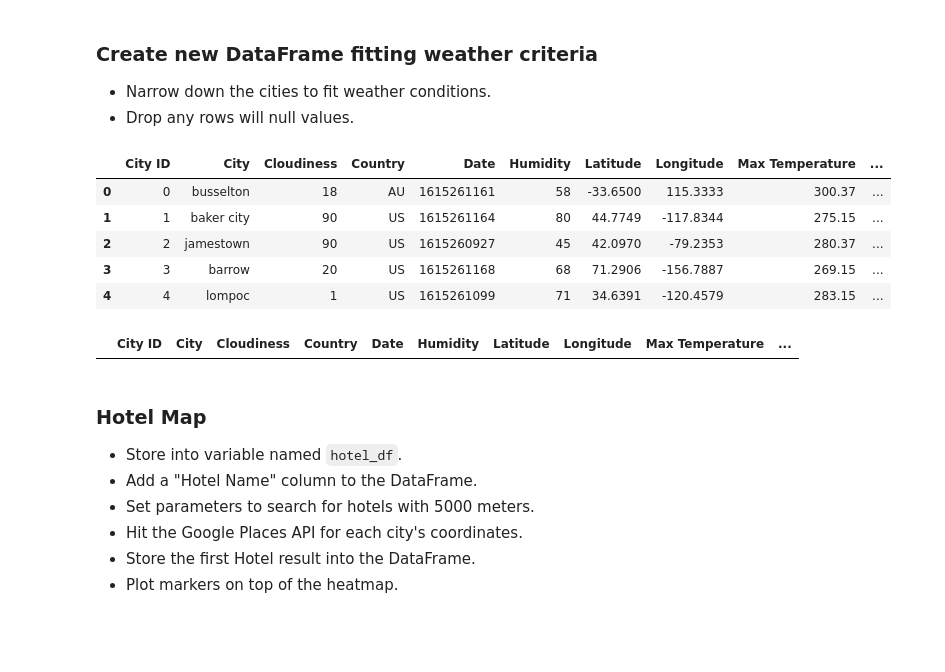
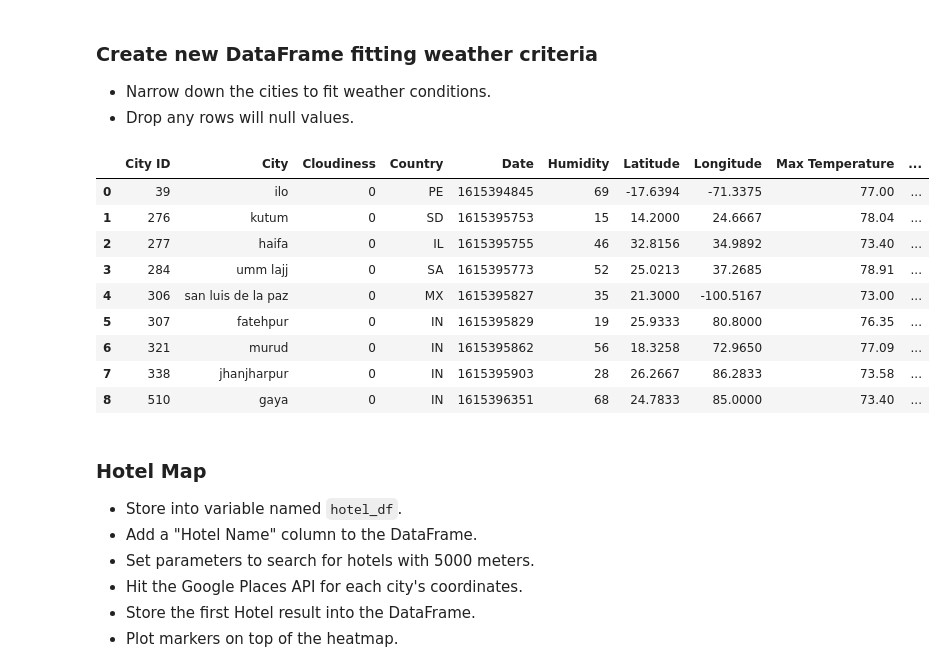
Before and after one commit to supriyada/Python-API-challenge, a Jupyter notebook: WeatherPy/VacationPy.ipynb, the cells around one changed output. Cells and saved outputs as stored; diff of their text form; code cells hidden in the pictures; blank space fills up the shorter version.

```diff
--- a/WeatherPy/VacationPy.ipynb
+++ b/WeatherPy/VacationPy.ipynb
@@ -14,11 +14,12 @@ import numpy as np
 import requests
 import gmaps
 import os
+from pprint import pprint
 
 # Import API key
 from api_keys import g_key
 
-input_file = "Output Data/cities.csv"
+input_file = os.path.join('Output Data', 'cities.csv')
 # %% [markdown]
 ### Store Part I results into DataFrame
 * Load the csv exported in Part I to a DataFrame
@@ -54,22 +55,26 @@ fig
 ### Create new DataFrame fitting weather criteria
 * Narrow down the cities to fit weather conditions.
 * Drop any rows will null values.
-# %%
-weather_df.head()
-# %% [output]
-|  | City ID | City | Cloudiness | Country | Date | Humidity | Latitude | Longitude | Max Temperature | ... |
-| 0 | 0 | busselton | 18 | AU | 1615261161 | 58 | -33.6500 | 115.3333 | 300.37 | ... |
-| 1 | 1 | baker city | 90 | US | 1615261164 | 80 | 44.7749 | -117.8344 | 275.15 | ... |
-| 2 | 2 | jamestown | 90 | US | 1615260927 | 45 | 42.0970 | -79.2353 | 280.37 | ... |
-| 3 | 3 | barrow | 20 | US | 1615261168 | 68 | 71.2906 | -156.7887 | 269.15 | ... |
-| 4 | 4 | lompoc | 1 | US | 1615261099 | 71 | 34.6391 | -120.4579 | 283.15 | ... |
 # %%
-weather_new_df = weather_df.loc[(weather_df['Max Temperature'] < 80)&
-                               (weather_df['Max Temperature'] > 70)]
+weather_new_df = weather_df.loc[(weather_df['Max Temperature'] < 80) &
+                               (weather_df['Max Temperature'] > 70) &
+                               (weather_df['Wind Speed'] < 8) &
+                               (weather_df['Cloudiness'] == 0)]
 
-weather_new_df.head()
+weather_new_df = weather_new_df.dropna()
+hotel_df = weather_new_df.reset_index(drop = True)
+hotel_df
 # %% [output]
 |  | City ID | City | Cloudiness | Country | Date | Humidity | Latitude | Longitude | Max Temperature | ... |
+| 0 | 39 | ilo | 0 | PE | 1615394845 | 69 | -17.6394 | -71.3375 | 77.00 | ... |
+| 1 | 276 | kutum | 0 | SD | 1615395753 | 15 | 14.2000 | 24.6667 | 78.04 | ... |
+| 2 | 277 | haifa | 0 | IL | 1615395755 | 46 | 32.8156 | 34.9892 | 73.40 | ... |
+| 3 | 284 | umm lajj | 0 | SA | 1615395773 | 52 | 25.0213 | 37.2685 | 78.91 | ... |
+| 4 | 306 | san luis de la paz | 0 | MX | 1615395827 | 35 | 21.3000 | -100.5167 | 73.00 | ... |
+| 5 | 307 | fatehpur | 0 | IN | 1615395829 | 19 | 25.9333 | 80.8000 | 76.35 | ... |
+| 6 | 321 | murud | 0 | IN | 1615395862 | 56 | 18.3258 | 72.9650 | 77.09 | ... |
+| 7 | 338 | jhanjharpur | 0 | IN | 1615395903 | 28 | 26.2667 | 86.2833 | 73.58 | ... |
+| 8 | 510 | gaya | 0 | IN | 1615396351 | 68 | 24.7833 | 85.0000 | 73.40 | ... |
 # %% [markdown]
 ### Hotel Map
 * Store into variable named `hotel_df`.
```
Also changed, not shown: parts of 8 cells of this notebook, 3 other files.
